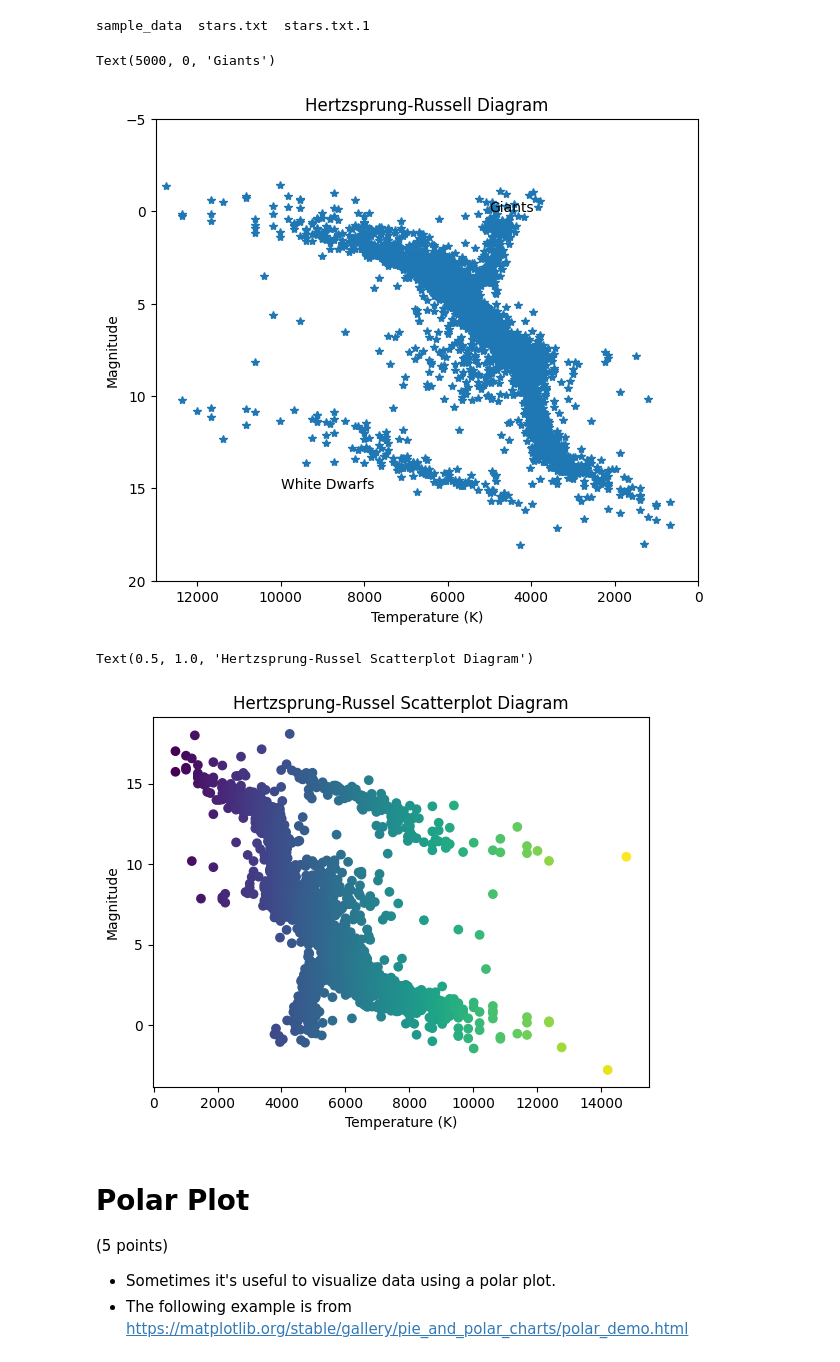
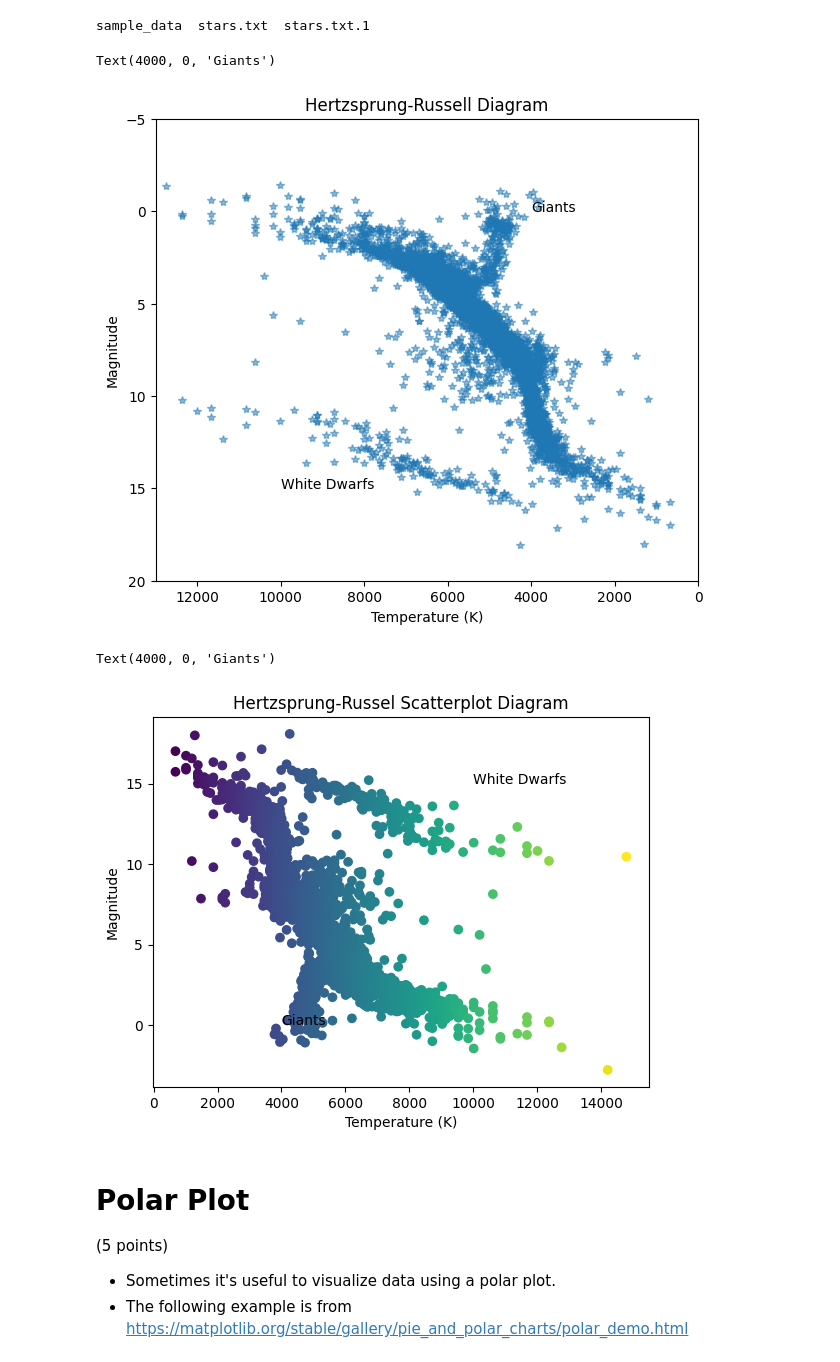
Before and after one commit to cdabi/computational_physics, a Jupyter notebook: Chirag_Dabichan_Lab02_plotting_visualization.ipynb, the cells around one changed output. Saved outputs shown, nothing was run; the diff lists cells and outputs as text; code cells hidden in the pictures.

```diff
--- a/Chirag_Dabichan_Lab02_plotting_visualization.ipynb
+++ b/Chirag_Dabichan_Lab02_plotting_visualization.ipynb
@@ -126,51 +129,55 @@ plt.figure(figsize=(7,6))
 # plot the points using blue stars
 # set alpha=.2 so you can see the points better
 
-plt.plot(temp,mag,'*')
+plt.plot(temp,mag,'*',alpha=0.5)
 alpha=.2
 
 # limit the x range uto (0,13000) using plt.xlim()
 
 plt.xlim(0,13000)
 # limit the x range uto (-5,20) using plt.ylim()
 plt.ylim(-5,20)
 
 # invert the x axis so that high lumonisities are on the left
 ax = plt.gca()
 ax.invert_xaxis()
 
 # invert the y axis because magnitudes are weird in that
 # brighter objects have lower magnitudes
 ax.invert_yaxis()
 
 # label your x and y axis
 plt.xlabel("Temperature (K)")
 plt.ylabel("Magnitude")
 plt.title("Hertzsprung-Russell Diagram")
 
 # the sequence in the lower left is white dwarfs
 
 # add a text label to show where the white dwarfs are
 # using plt.text()  (use help(plt.text) to learn how to use it.)
 plt.text(10000,15,"White Dwarfs")
 
 # the sequence around T=5000 and magnitude=0 are giants
 # add a label to show where the giants are using plt.text()
-plt.text(5000,0,"Giants")
+plt.text(4000,0,"Giants")
 # %% [output]
-Text(5000, 0, 'Giants')
+Text(4000, 0, 'Giants')
-[figure, old version]
+[figure, new version]
 # %%
 # plot again using the scatter plot command,
 # and color code by the temperature of the star
 # note that c=mycolor is how you add color to the scatter plot.
 plt.scatter(temp,mag,c=temp)
+ax.invert_yaxis()
+ax.invert_xaxis()
 plt.xlabel("Temperature (K)")
 plt.ylabel("Magnitude")
 plt.title("Hertzsprung-Russel Scatterplot Diagram")
+plt.text(10000,15,"White Dwarfs")
+plt.text(4000,0,"Giants")
 # %% [output]
-Text(0.5, 1.0, 'Hertzsprung-Russel Scatterplot Diagram')
+Text(4000, 0, 'Giants')
-[figure, old version]
+[figure, new version]
 # %% [markdown]
 # Polar Plot
 
```
Also changed, not shown: parts of 4 cells of this notebook.
